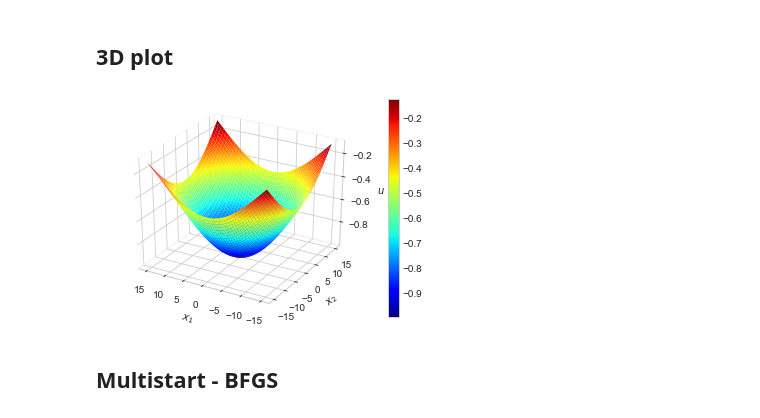
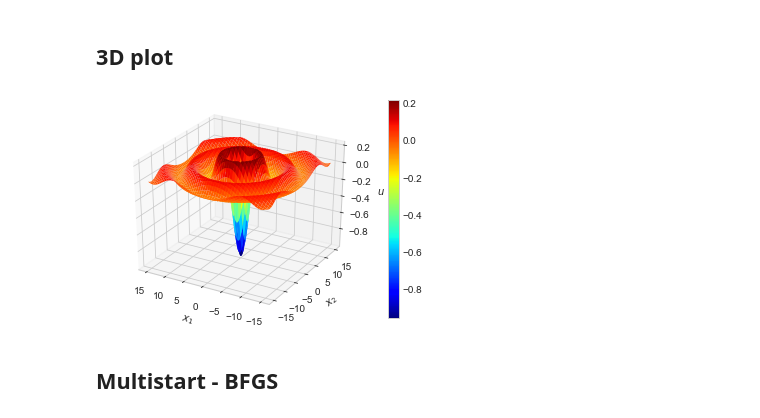
Before and after one commit to NumEconCopenhagen/lectures-2019, a Jupyter notebook: 10/Numerical_optimization.ipynb, the cells around one changed output. Cells and saved outputs as stored; diff of their text form; code cells hidden in the pictures.

```diff
--- a/10/Numerical_optimization.ipynb
+++ b/10/Numerical_optimization.ipynb
@@ -571,32 +566,27 @@ sombrero = lambda x: _sombrero(x[0],x[1])
 # %%
 # a. grids
 x1_vec = np.linspace(-15,15,500)
 x2_vec = np.linspace(-15,15,500)
 x1_grid_sombrero,x2_grid_sombrero = np.meshgrid(x1_vec,x2_vec,indexing='ij')
-sombrero_grid = _sombrero(x1_grid,x2_grid)
+sombrero_grid = _sombrero(x1_grid_sombrero,x2_grid_sombrero)
 
 # b. main
 fig = plt.figure()
 ax = fig.add_subplot(1,1,1,projection='3d')
 cs = ax.plot_surface(x1_grid_sombrero,x2_grid_sombrero,sombrero_grid,cmap=cm.jet)
 
 # c. add labels
 ax.set_xlabel('$x_1$')
 ax.set_ylabel('$x_2$')
 ax.set_zlabel('$u$')
 
 # d. invert xaxis
 ax.invert_xaxis()
 
-# e. remove background
-ax.xaxis.pane.fill = False
-ax.yaxis.pane.fill = False
-ax.zaxis.pane.fill = False
-
-# f. colorbar
+# e. colorbar
 fig.colorbar(cs);
 # %% [output]
-[figure, old version]
+[figure, new version]
 # %% [markdown]
 ## Multistart - BFGS
 # %% [markdown]
```
Also changed, not shown: parts of 9 cells of this notebook, 8 other files.
